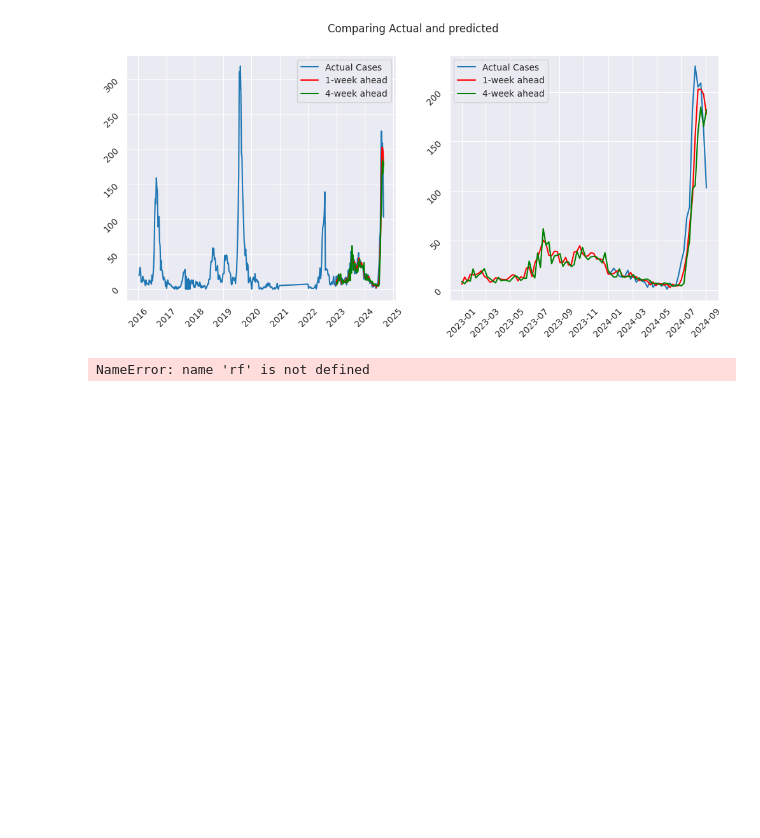
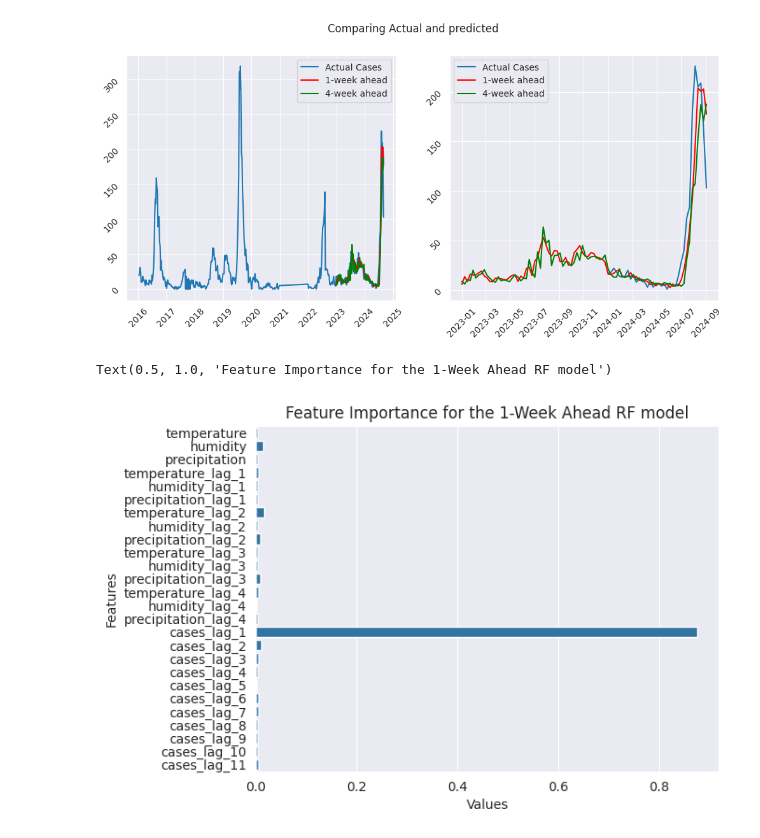
Before and after one commit to miniloda/Math-198.1---Special-Problem, a Jupyter notebook: rf.ipynb, the cells around one changed output. Cells and saved outputs as stored; diff of their text form; code cells hidden in the pictures; blank space fills up the shorter version.

```diff
--- a/rf.ipynb
+++ b/rf.ipynb
@@ -101,6 +101,7 @@ def train_rf(data, features, target, date_col, n_ahead):
     # Loop through data to get n-week ahead prediction
     index_begin = first_2024subn
     index_end = last_2024subn
+    rf = None
     while index_begin <= index_end:
         rf = RandomForestRegressor(n_estimators=300)  # RandomForestRegressor with 100 estimators (can be tuned)
 
@@ -121,15 +122,15 @@ def train_rf(data, features, target, date_col, n_ahead):
         # Increment the index to the next week
         index_begin += 1
     MAE = mean_absolute_error(actual_data, predict_data)
-    return predict_data, MAE
+    return predict_data, MAE, rf, data.columns
 # %%
 # Perform Initial Testing
 target="cases"
 features=["temperature","humidity","precipitation"]
 date = 'date'
-prediction_1_week, MAE_1_week = train_rf(data, features, target, date, 1)
-prediction_4_week, MAE_4_week = train_rf(data, features, target, date, 4)
-prediction_12_week, MAE_12_week = train_rf(data, features, target, date, 12)
+prediction_1_week, MAE_1_week, rf_model_1_week, column_names = train_rf(data, features, target, date, 1)
+prediction_4_week, MAE_4_week, rf_model_4_week, column_names_2 = train_rf(data, features, target, date, 4)
+prediction_12_week, MAE_12_week, rf_model_12_week, column_names_3 = train_rf(data, features, target, date, 12)
 # %%
 print(f'The Mean Absolute Error of the 1-Week Ahead Model is {MAE_1_week}')
 print(f'The Mean Absolute Error of the 4-Week Ahead Model is {MAE_4_week}')
@@ -157,3 +142,10 @@ prediction_4_week[:5]
+# %%
+feature_names = list(column_names)
+feature_names.remove(target)
+feature_names.remove('date')
+feature_imp_1_week = pd.DataFrame({'Features':  feature_names, 'Values': list(rf_model_1_week.feature_importances_)})
+feature_imp_4_week = pd.DataFrame({'Features': feature_names, 'Values': list(rf_model_4_week.feature_importances_)})
+feature_imp_12_week = pd.DataFrame({'Features': feature_names, 'Values': list(rf_model_12_week.feature_importances_)})
 # %% [markdown]
 # Visualization
 # %%
@@ -196,6 +189,8 @@ plt.show()
 # %% [output]
 [figure]
 # %%
-rf
+sns.barplot(data = feature_imp_1_week, y = 'Features', x = 'Values', orient='horizontal')
+plt.title('Feature Importance for the 1-Week Ahead RF model')
 # %% [output]
-NameError: name 'rf' is not defined
+Text(0.5, 1.0, 'Feature Importance for the 1-Week Ahead RF model')
+[figure, added]
```
Also changed, not shown: parts of 8 cells of this notebook, 2 other files.
